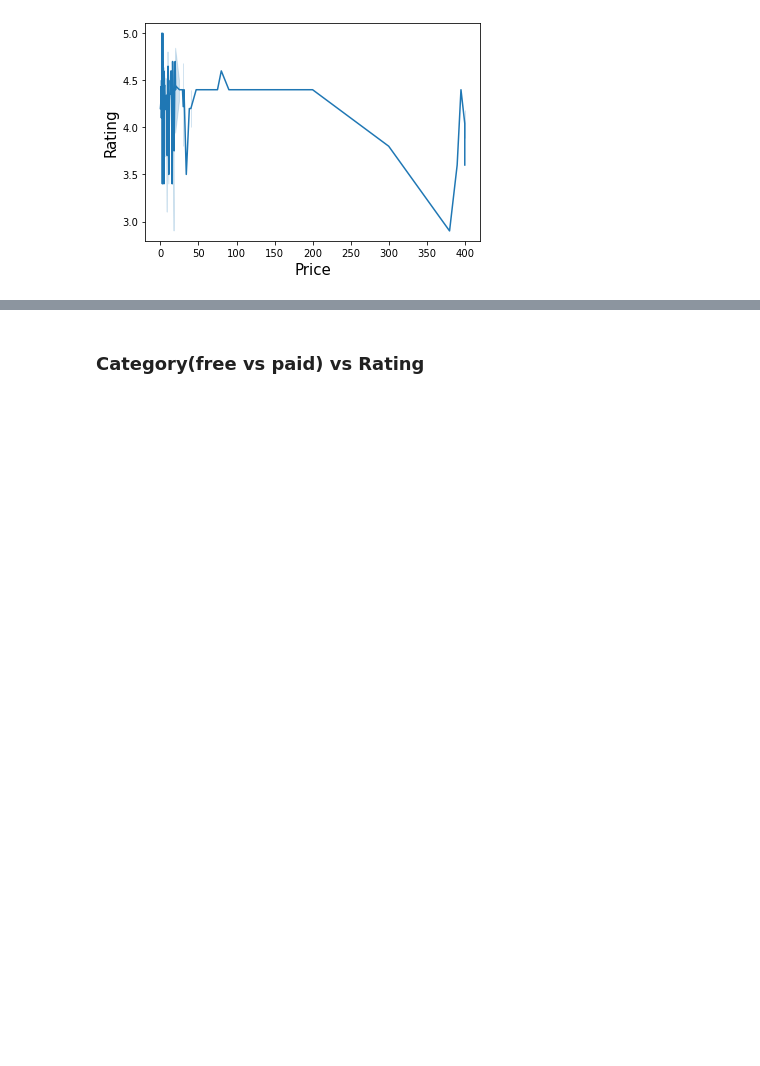
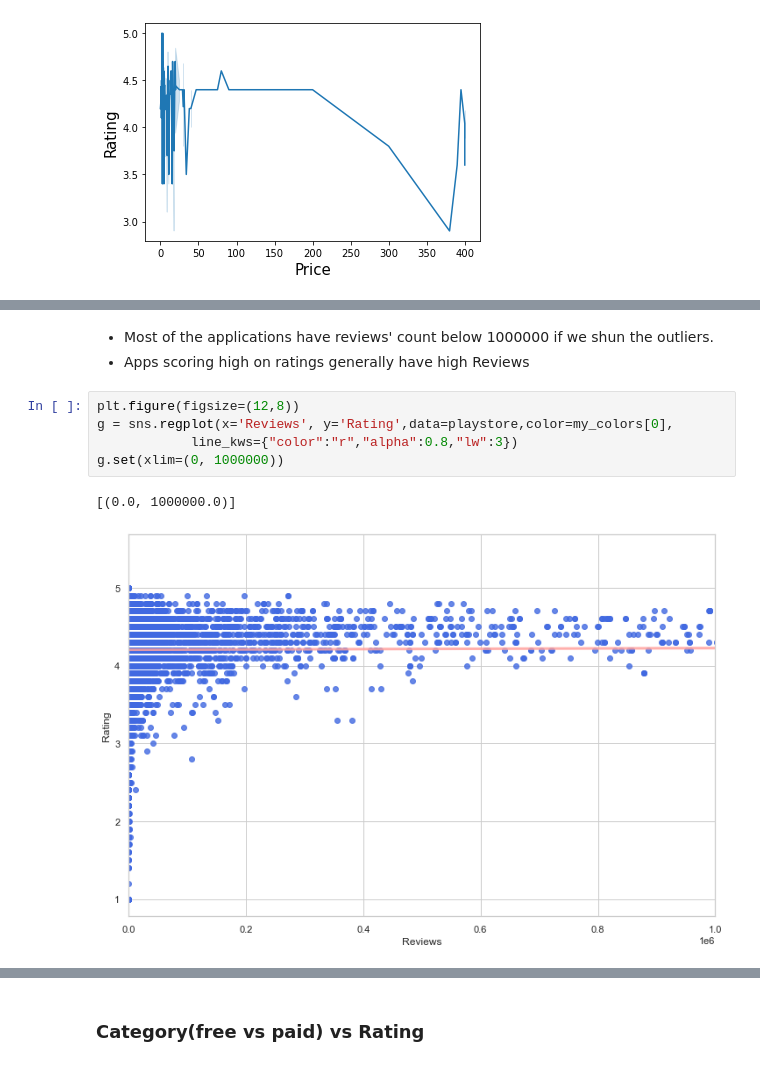
Before and after one commit to jiawei-li89/Project, a Jupyter notebook: Week5-6_Google_Player_Store.ipynb, the cells around one changed output, grey strips where cells are left out. Saved outputs shown, nothing was run; the diff lists cells and outputs as text; blank space fills up the shorter version.

```diff
--- a/Week5-6_Google_Player_Store.ipynb
+++ b/Week5-6_Google_Player_Store.ipynb
@@ -541,0 +565,12 @@ sns.lineplot(x= playstore.Price , y= playstore.Rating )
+# %% [markdown]
+<ul><li>Most of the applications have reviews' count below 1000000 if we shun the outliers.</li>
+<li>Apps scoring high on ratings generally have high Reviews
+</li></ul>
+# %%
+plt.figure(figsize=(12,8))
+g = sns.regplot(x='Reviews', y='Rating',data=playstore,color=my_colors[0],
+            line_kws={"color":"r","alpha":0.8,"lw":3})
+g.set(xlim=(0, 1000000))
+# %% [output]
+[(0.0, 1000000.0)]
+[figure, added]
```
Also changed, not shown: parts of 8 cells of this notebook.
